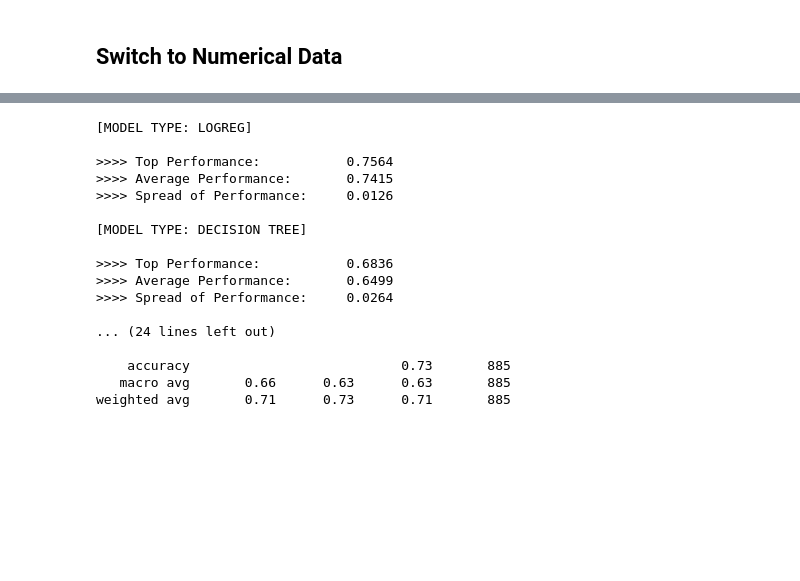
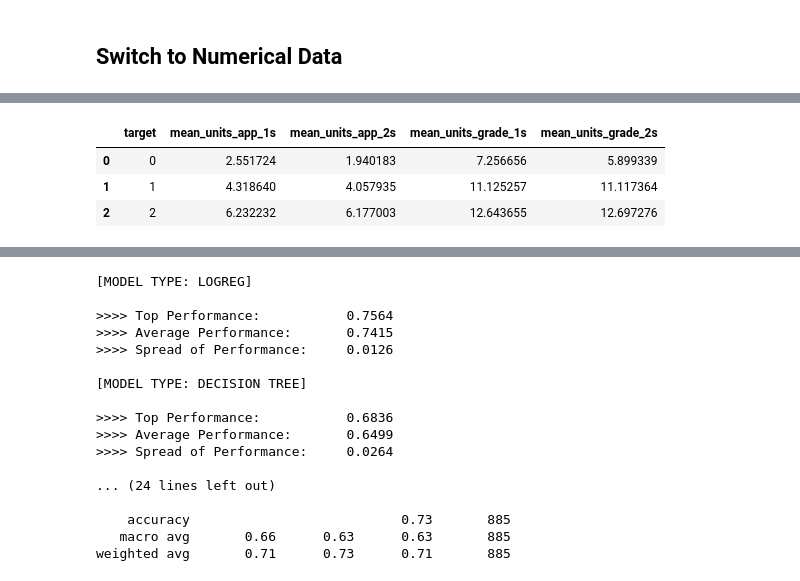
Before and after one commit to elijahlopez94/predicting_student_success, a Jupyter notebook: student_success.ipynb, the cells around one changed output, grey strips where cells are left out. Saved outputs shown, nothing was run; the diff lists cells and outputs as text; code cells hidden in the pictures; blank space fills up the shorter version.

```diff
--- a/student_success.ipynb
+++ b/student_success.ipynb
@@ -621,0 +698,23 @@ num_df.head()
+# %%
+# Isolate mean of units_app and units_grade for 1st and 2nd semester grouped by target
+mean_units_app_1s = num_df.groupby('target')['units_app_1s'].mean()
+mean_units_app_2s = num_df.groupby('target')['units_app_2s'].mean()
+mean_units_grade_1s = num_df.groupby('target')['units_grade_1s'].mean()
+mean_units_grade_2s = num_df.groupby('target')['units_grade_2s'].mean()
+
+
+# Create a new data frame
+sem_comp_df = pd.DataFrame({
+    'mean_units_app_1s': mean_units_app_1s,
+    'mean_units_app_2s': mean_units_app_2s,
+    'mean_units_grade_1s': mean_units_grade_1s,
+    'mean_units_grade_2s': mean_units_grade_2s
+})
+
+sem_comp_df.reset_index(inplace=True)
+sem_comp_df
+# %% [output]
+|  | target | mean_units_app_1s | mean_units_app_2s | mean_units_grade_1s | mean_units_grade_2s |
+| 0 | 0 | 2.551724 | 1.940183 | 7.256656 | 5.899339 |
+| 1 | 1 | 4.318640 | 4.057935 | 11.125257 | 11.117364 |
+| 2 | 2 | 6.232232 | 6.177003 | 12.643655 | 12.697276 |
```
Also changed, not shown: parts of 31 cells of this notebook.
